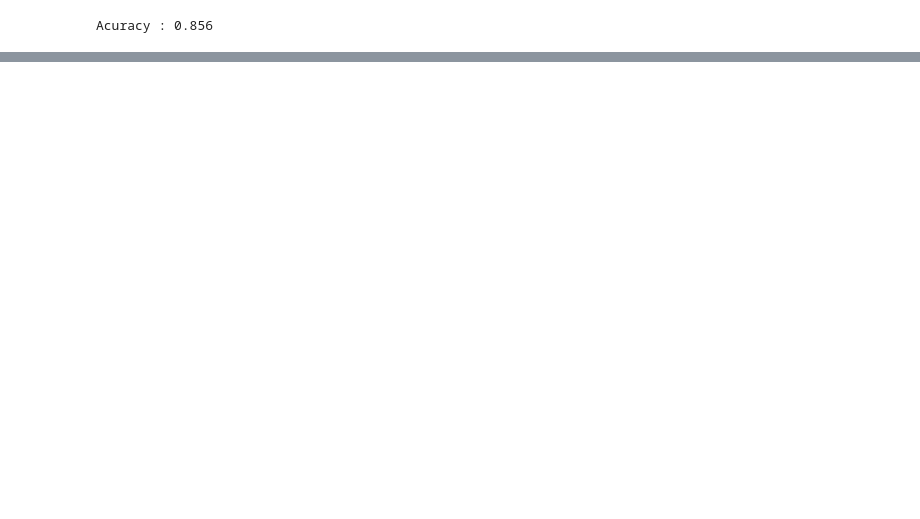
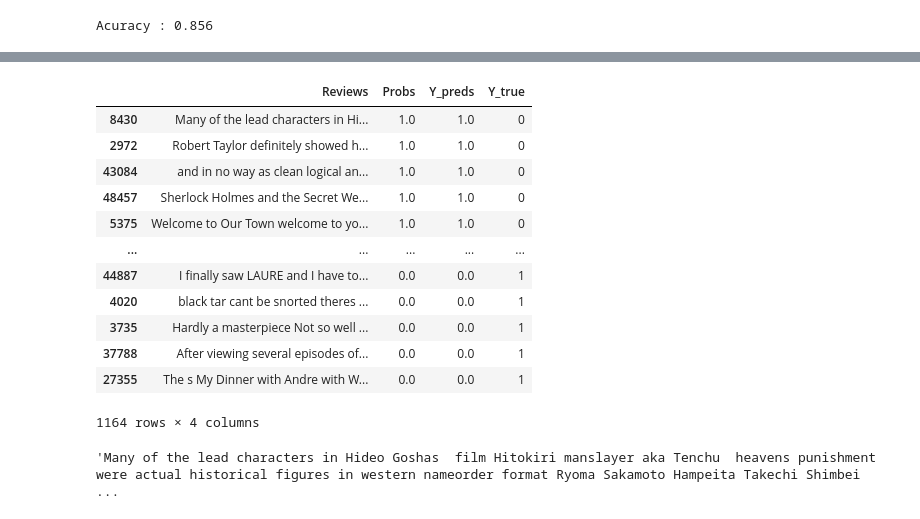
Before and after one commit to MahmutAtia/Kaggle-Projects, a Jupyter notebook: Sentiment analysis Fellowship AI.ipynb, the cells around one changed output, grey strips where cells are left out. Drawn from its saved outputs; the diff is of its cells as text; code cells hidden in the pictures; blank space fills up the shorter version.

```diff
--- a/Sentiment analysis Fellowship AI.ipynb
+++ b/Sentiment analysis Fellowship AI.ipynb
@@ -866,0 +1010,5 @@ dl_model1 = tf.keras.models.load_model("/content/Experimentsconv1d")
+# %%
+history1_all = dl_model1_all.fit(train,
+                     epochs = 10,
+                    validation_data = valid,
+                     callbacks = [checkpoint("conv1d_all")])
@@ -866,0 +1039,2 @@ dl_model1 = tf.keras.models.load_model("/content/Experimentsconv1d")
+# %%
+preds =(dl_model1_all.predict(test))
@@ -866,0 +1059,24 @@ dl_model1 = tf.keras.models.load_model("/content/Experimentsconv1d")
+# %%
+df = pd.DataFrame({"Reviews":( x_test),"Probs":(np.round(tf.squeeze((preds)),6) ),"Y_preds": tf.squeeze(np.round(preds)), "Y_true": y_test})
+# %%
+most_wrong_values = df[df["Y_preds"]!=df["Y_true"]].sort_values(by="Probs" ,ascending=False)
+# %%
+most_wrong_values
+# %% [output]
+|  | Reviews | Probs | Y_preds | Y_true |
+| 8430 | Many of the lead characters in Hi... | 1.0 | 1.0 | 0 |
+| 2972 | Robert Taylor definitely showed h... | 1.0 | 1.0 | 0 |
+| 43084 | and in no way as clean logical an... | 1.0 | 1.0 | 0 |
+| 48457 | Sherlock Holmes and the Secret We... | 1.0 | 1.0 | 0 |
+| 5375 | Welcome to Our Town welcome to yo... | 1.0 | 1.0 | 0 |
+| ... | ... | ... | ... | ... |
+| 44887 | I finally saw LAURE and I have to... | 0.0 | 0.0 | 1 |
+| 4020 | black tar cant be snorted theres ... | 0.0 | 0.0 | 1 |
+| 3735 | Hardly a masterpiece Not so well ... | 0.0 | 0.0 | 1 |
+| 37788 | After viewing several episodes of... | 0.0 | 0.0 | 1 |
+| 27355 | The s My Dinner with Andre with W... | 0.0 | 0.0 | 1 |
+1164 rows × 4 columns
+# %%
+most_wrong_values["Reviews"].iloc[0]
+# %% [output]
+'Many of the lead characters in Hideo Goshas  film Hitokiri manslayer aka Tenchu  heavens punishment were actual historical figures in western nameorder format Ryoma Sakamoto Hampeita Takechi Shimbei  ...
```
Also changed, not shown: parts of 50 cells of this notebook, 1 other file.
